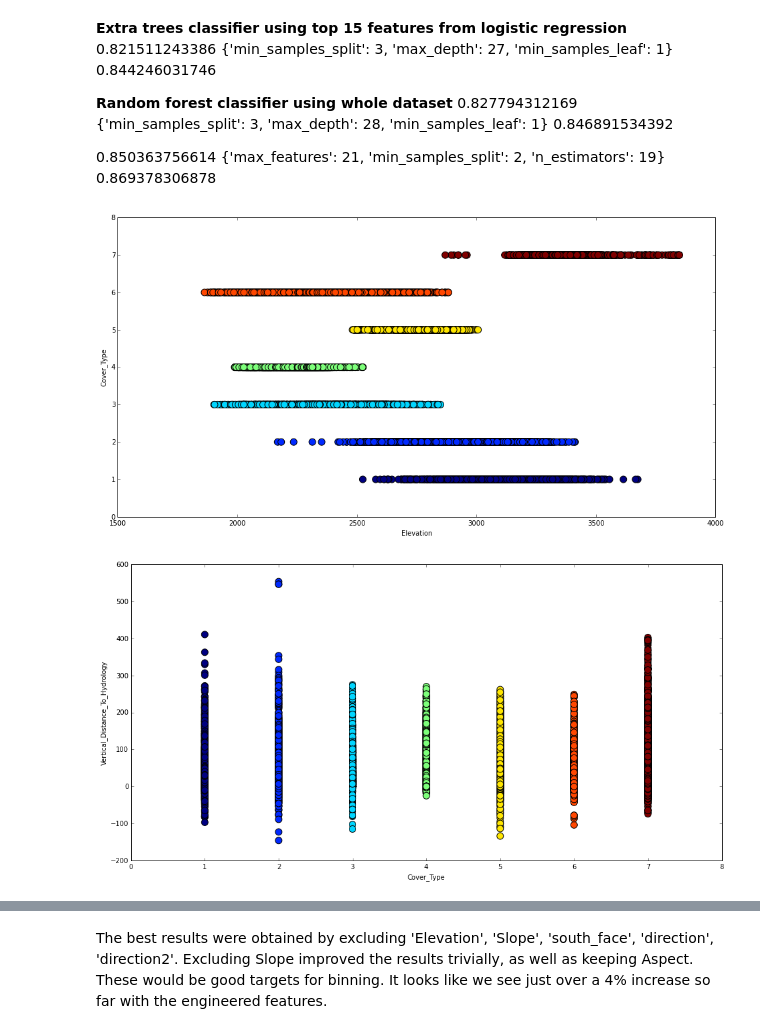
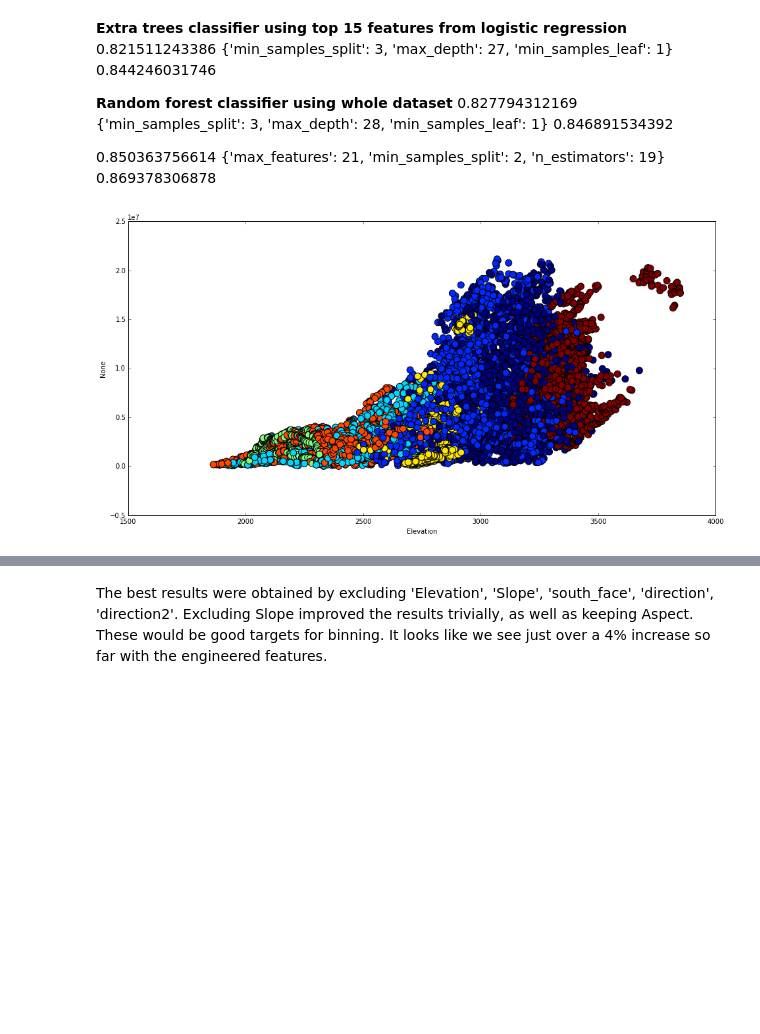
Before and after one commit to kevinallen/w207-forestcover, a Jupyter notebook: forest_cover.ipynb, the cells around one changed output, grey strips where cells are left out. Drawn from its saved outputs; the diff is of its cells as text; code cells hidden in the pictures; blank space fills up the shorter version.

```diff
--- a/forest_cover.ipynb
+++ b/forest_cover.ipynb
@@ -90,5 +71,7 @@ with open("predictions.csv", "wb") as csvfile:
 # %%
-# plot the features to see how they are distributed and scaled
-train.ix[:,0:11].hist(figsize=(16,12),bins=50)
-plt.show()
+# # plot the features to see how they are distributed and scaled
+# train.ix[:,0:11].hist(figsize=(16,12),bins=50)
+# plt.show()
+train = pd.read_csv('train.csv')
+train['Cover_Type'].hist(bins=7)
 # %% [output]
@@ -324,15 +290,14 @@ print clf.score(pca_dev, dev_labels)
 # %%
 # function to plot data vs classification
 def plotc(c1,c2):
 
     fig = plt.figure(figsize=(16,8))
     sel = np.array(list(train.Cover_Type.values))
     plt.scatter(c1, c2, c=sel, s=100)
     plt.xlabel(c1.name)
     plt.ylabel(c2.name)
 
-plotc(train.Elevation, train.Cover_Type)
-plotc(train.Cover_Type, train.Vertical_Distance_To_Hydrology)
+
+plotc(train.Elevation, train.Horizontal_Distance_To_Roadways*train.Elevation)
 # %% [output]
-[figure, old version]
+[figure, new version]
-[figure, removed]
```
Also changed, not shown: parts of 27 cells of this notebook.
